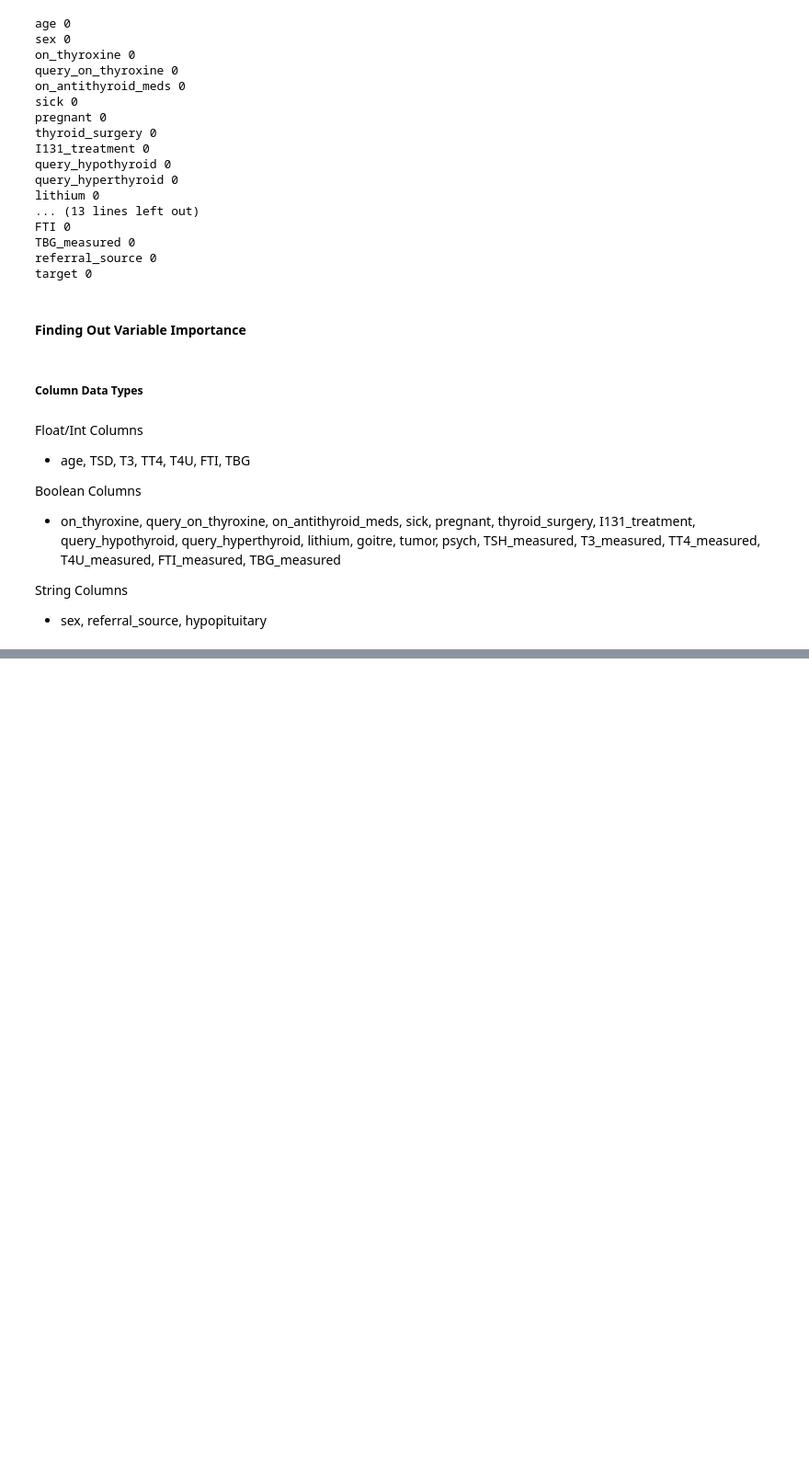
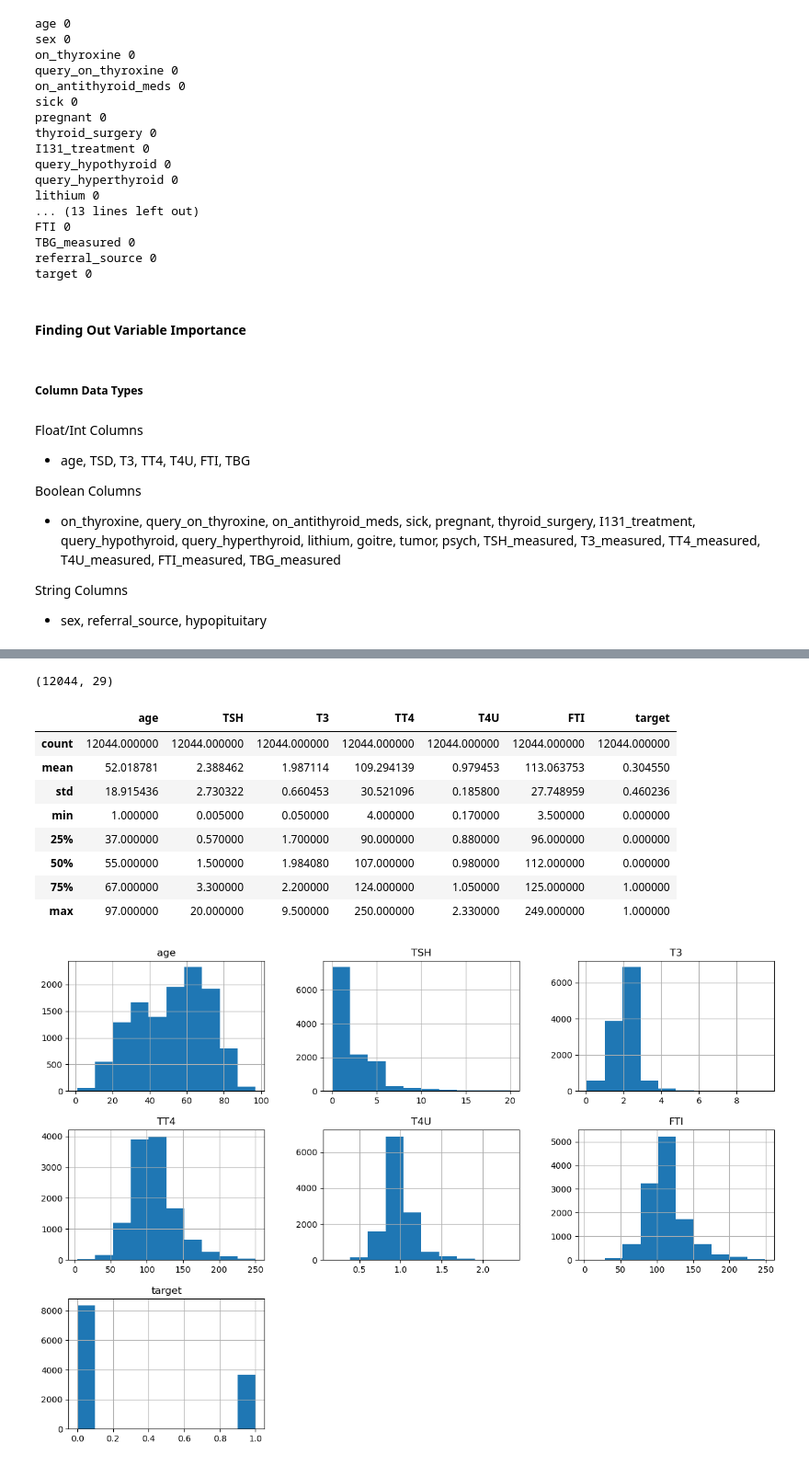
Before and after one commit to khorzhenwin/thigh-roids, a Jupyter notebook: EDA.ipynb, the cells around one changed output, grey strips where cells are left out. Shown at 92% size. Saved outputs shown, nothing was run; the diff lists cells and outputs as text; code cells hidden in the pictures; blank space fills up the shorter version.

```diff
--- a/EDA.ipynb
+++ b/EDA.ipynb
@@ -309,3 +350,37 @@ from scipy.stats import kruskal
+# %%
+# drop rows of outliers as number of rows is insignificant
+
+# drop rows with age > 100
+df.drop(df[df["age"] > 100].index, inplace=True)
+
+# drop rows with TSH > 20
+df.drop(df[df["TSH"] > 20].index, inplace=True)
+
+# drop rows with TT4 > 250
+df.drop(df[df["TT4"] > 250].index, inplace=True)
+
+# drop rows with FTI > 250
+df.drop(df[df["FTI"] > 250].index, inplace=True)
+
+# check number of rows after dropping outliers
+print(df.shape)
+# %% [output]
+(12044, 29)
+# %%
+# re-examine statistical summary of float_columns and check for outliers
+df.hist(bins=10, figsize=(15, 10))
+df.describe()
+# %% [output]
+|  | age | TSH | T3 | TT4 | T4U | FTI | target |
+| count | 12044.000000 | 12044.000000 | 12044.000000 | 12044.000000 | 12044.000000 | 12044.000000 | 12044.000000 |
+| mean | 52.018781 | 2.388462 | 1.987114 | 109.294139 | 0.979453 | 113.063753 | 0.304550 |
+| std | 18.915436 | 2.730322 | 0.660453 | 30.521096 | 0.185800 | 27.748959 | 0.460236 |
+| min | 1.000000 | 0.005000 | 0.050000 | 4.000000 | 0.170000 | 3.500000 | 0.000000 |
+| 25% | 37.000000 | 0.570000 | 1.700000 | 90.000000 | 0.880000 | 96.000000 | 0.000000 |
+| 50% | 55.000000 | 1.500000 | 1.984080 | 107.000000 | 0.980000 | 112.000000 | 0.000000 |
+| 75% | 67.000000 | 3.300000 | 2.200000 | 124.000000 | 1.050000 | 125.000000 | 1.000000 |
+| max | 97.000000 | 20.000000 | 9.500000 | 250.000000 | 2.330000 | 249.000000 | 1.000000 |
+[figure, added]
 # %%
 #  f_classif test on numerical columns
 float_columns = df.select_dtypes(include=["float", "int"])
```
Also changed, not shown: parts of 31 cells of this notebook, 3 other files.
